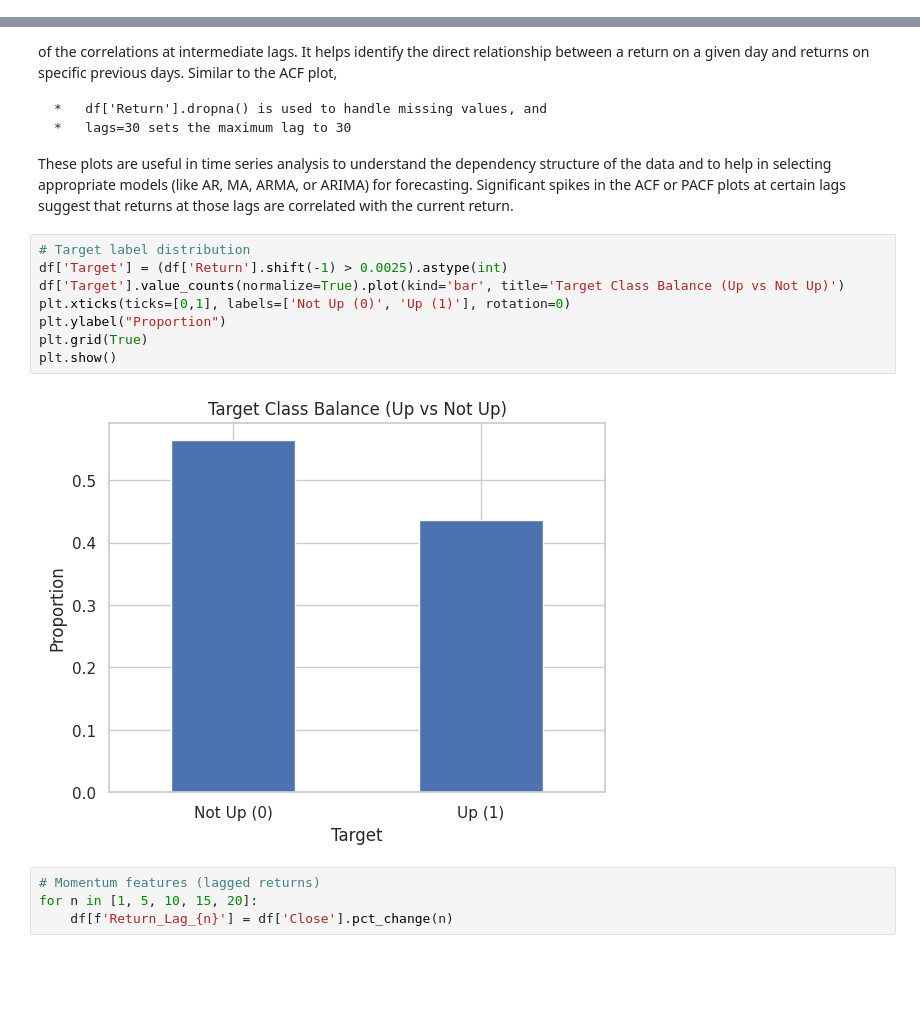
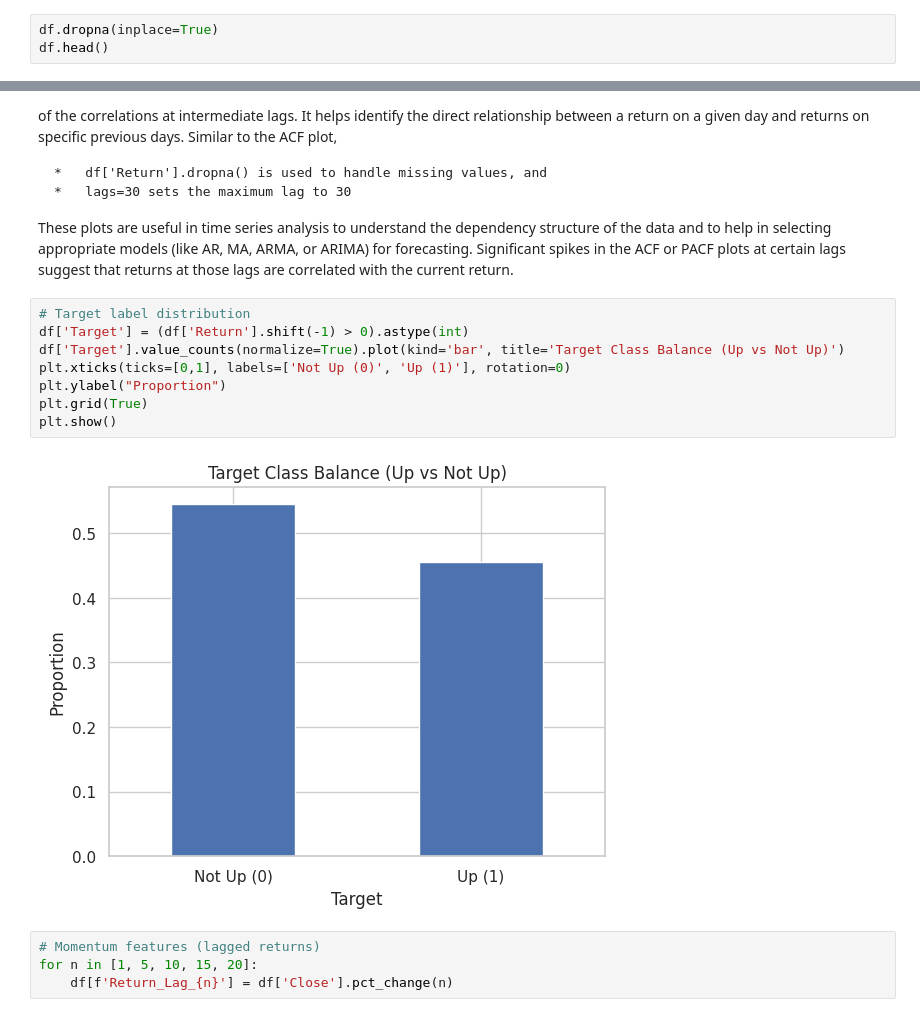
Before and after one commit to EmmaMuhleman1/Adv_Fin_ML_Exercises, a Jupyter notebook: Copy_of_Exam3Resiti.ipynb, the cells around one changed output, grey strips where cells are left out. Cells and saved outputs as stored; diff of their text form; blank space fills up the shorter version.

```diff
--- a/Copy_of_Exam3Resiti.ipynb
+++ b/Copy_of_Exam3Resiti.ipynb
@@ -75,0 +135,3 @@ plt.show()
+# %%
+df.dropna(inplace=True)
+df.head()
@@ -146,14 +217,14 @@ Similar to the ACF plot,
 These plots are useful in time series analysis to understand the dependency structure of the data and to help in selecting appropriate models (like AR, MA, ARMA, or ARIMA) for forecasting. Significant spikes in the ACF or PACF plots at certain lags suggest that returns at those lags are correlated with the current return.
 # %%
 # Target label distribution
-df['Target'] = (df['Return'].shift(-1) > 0.0025).astype(int)
+df['Target'] = (df['Return'].shift(-1) > 0).astype(int)
 df['Target'].value_counts(normalize=True).plot(kind='bar', title='Target Class Balance (Up vs Not Up)')
 plt.xticks(ticks=[0,1], labels=['Not Up (0)', 'Up (1)'], rotation=0)
 plt.ylabel("Proportion")
 plt.grid(True)
 plt.show()
 # %% [output]
-[figure, old version]
+[figure, new version]
 # %%
 # Momentum features (lagged returns)
 for n in [1, 5, 10, 15, 20]:
```
Also changed, not shown: parts of 22 cells of this notebook.
